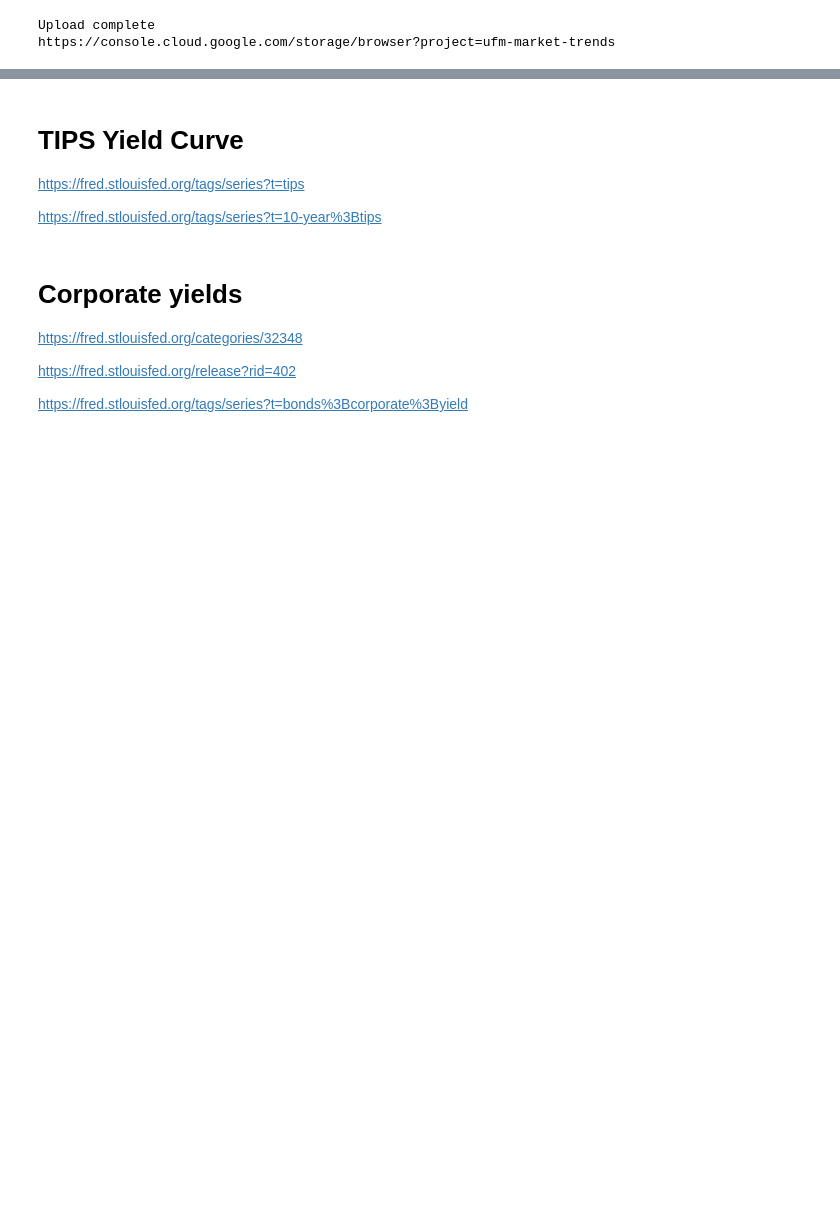
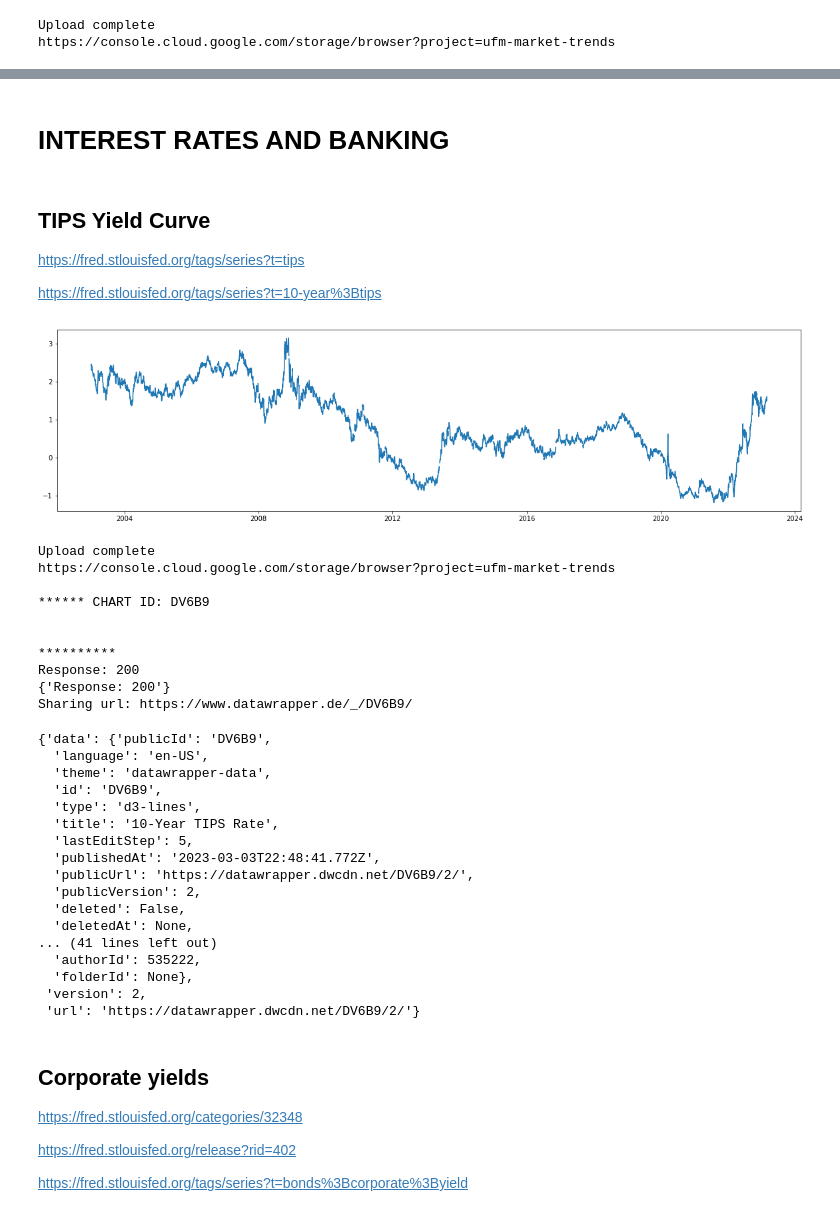
Before and after one commit to UFM-Market-Trends/United-States-Report-PDF, a Jupyter notebook: Federal_Reserve_Economic_Data_3rd_Party_API.ipynb, the cells around one changed output, grey strips where cells are left out. Saved outputs shown, nothing was run; the diff lists cells and outputs as text; code cells hidden in the pictures; blank space fills up the shorter version.

Commit message:
Add more indicators to data wrapper

```diff
--- a/Federal_Reserve_Economic_Data_3rd_Party_API.ipynb
+++ b/Federal_Reserve_Economic_Data_3rd_Party_API.ipynb
@@ -1857,11 +1866,70 @@ Sharing url: https://www.datawrapper.de/_/rRR1b/
+# %% [markdown]
+# INTEREST RATES AND BANKING
 # %% [markdown]
-# TIPS Yield Curve
+## TIPS Yield Curve
 
 https://fred.stlouisfed.org/tags/series?t=tips
 
 https://fred.stlouisfed.org/tags/series?t=10-year%3Btips
+# %%
+series = "DFII10"
+chart_title = "10-Year TIPS Rate"
+
+process_fred_series(series_name=series,
+                    k_periods=6000,
+                    function_to_apply= lambda values: values,
+                    bar=False)
+
+# Comment this two lines after first time
+# response_object = create_datawrapper_chart(chart_title, type_="d3-lines")
+# chart_id = response_object["publicId"]
+
+chart_id = "DV6B9"
+print(f"\n****** CHART ID: {chart_id}", "\n\n\n**********")
+
+set_datawrapper_chart_properties(chart_id=chart_id,
+                                  title=chart_title,
+                                  chart_type="d3-lines",
+                                  external_data=f"https://storage.googleapis.com/ufm-market-trends/united-states/fred/{series}.csv",
+                                  intro="Percent, Not Seasonally Adjusted",
+                                  byline="UFM Market Trends",
+                                  source_name="Board of Governors of the Federal Reserve System (US)",
+                                  source_url=f"https://fred.stlouisfed.org/series/{series}",
+                                  y_grid_format="",
+                                  number_divisor=0, chart_height=300)
+
+publish_datawrapper_chart(chart_id)
+# %% [output]
+[figure, added]
+Upload complete
+https://console.cloud.google.com/storage/browser?project=ufm-market-trends
+
+****** CHART ID: DV6B9
+
+
+**********
+Response: 200
+{'Response: 200'}
+Sharing url: https://www.datawrapper.de/_/DV6B9/
+{'data': {'publicId': 'DV6B9',
+  'language': 'en-US',
+  'theme': 'datawrapper-data',
+  'id': 'DV6B9',
+  'type': 'd3-lines',
+  'title': '10-Year TIPS Rate',
+  'lastEditStep': 5,
+  'publishedAt': '2023-03-03T22:48:41.772Z',
+  'publicUrl': 'https://datawrapper.dwcdn.net/DV6B9/2/',
+  'publicVersion': 2,
+  'deleted': False,
+  'deletedAt': None,
+... (41 lines left out)
+  'authorId': 535222,
+  'folderId': None},
+ 'version': 2,
+ 'url': 'https://datawrapper.dwcdn.net/DV6B9/2/'}
 # %% [markdown]
-# Corporate yields
+## Corporate yields
 
 https://fred.stlouisfed.org/categories/32348
 
```
Also changed, not shown: parts of 119 cells of this notebook.
